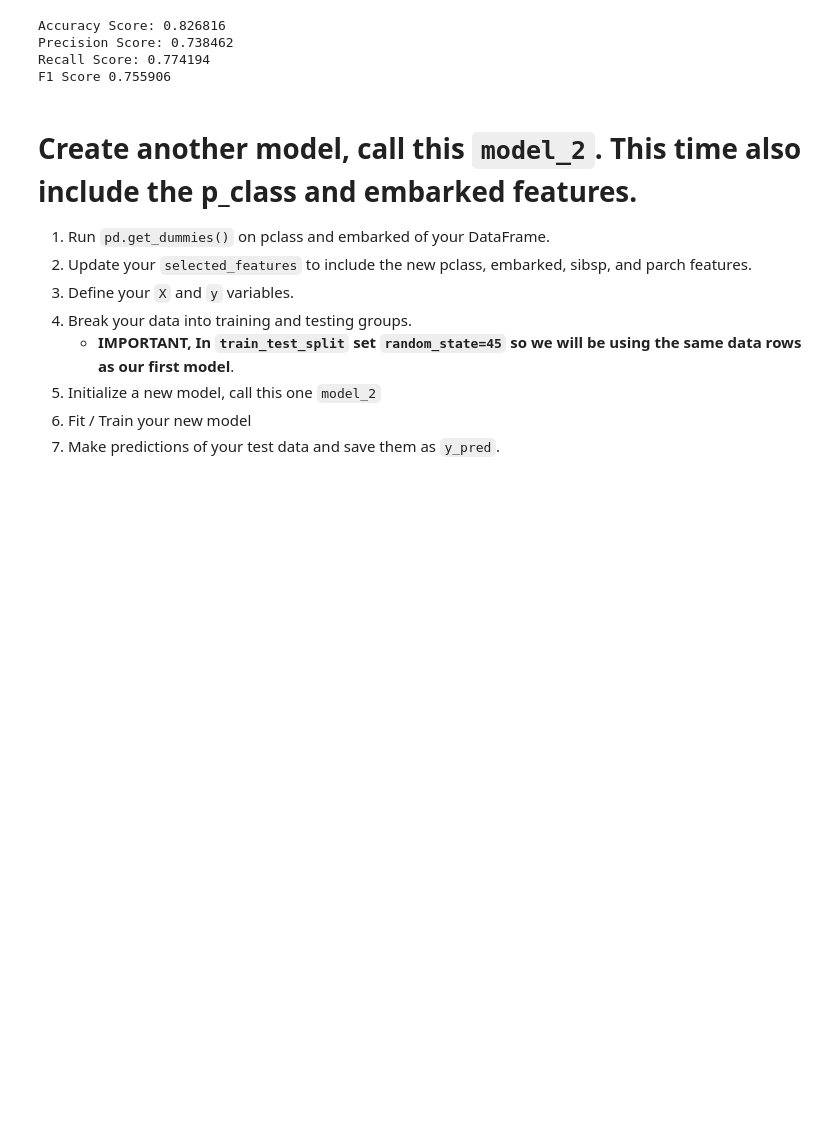
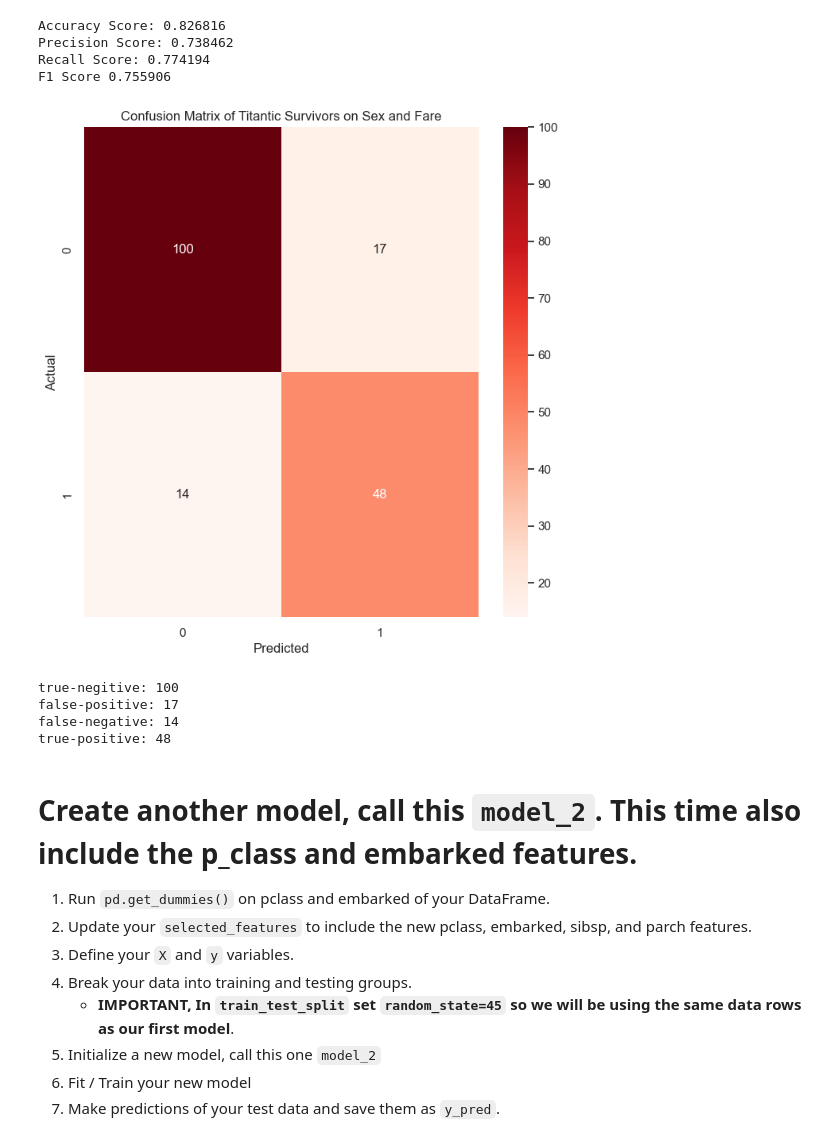
Before and after one commit to jlau0228/my-fork-2024-DS-Tue, a Jupyter notebook: Week-06-Classification/Exercise-JL.ipynb, the cells around one changed output. Drawn from its saved outputs; the diff is of its cells as text; code cells hidden in the pictures; blank space fills up the shorter version.

```diff
--- a/Week-06-Classification/Exercise-JL.ipynb
+++ b/Week-06-Classification/Exercise-JL.ipynb
@@ -162,12 +162,24 @@ F1 Score 0.755906
 # %%
 # 1. Plot a confusion matrix of your predicted results.
 import matplotlib.pyplot as plt
+cm = confusion_matrix(y_test,y_pred)
+cm = cm.round(2)
+tn, fp, fn, tp = confusion_matrix(y_test, y_pred).ravel()
 fig = plt.figure(figsize=(8,8))
+ax = sns.heatmap(cm, annot=True, cmap='Reds', fmt='g')
+plt.title("Confusion Matrix of Titantic Survivors on Sex and Fare")
 plt.xlabel('Predicted')
 plt.ylabel('Actual');
+# %% [output]
+[figure, added]
 # %%
 # How many True Positives and True Negatives did your model get?
-print('??? True Negatives and ??? True Positives')
+print('true-negitive:', tn,'\nfalse-positive:', fp,'\nfalse-negative:', fn,'\ntrue-positive:', tp)
+# %% [output]
+true-negitive: 100
+false-positive: 17
+false-negative: 14
+true-positive: 48
 # %% [markdown]
 # Create another model, call this `model_2`.  This time also include the p_class and embarked features.
 1. Run `pd.get_dummies()` on pclass and embarked of your DataFrame.
```
